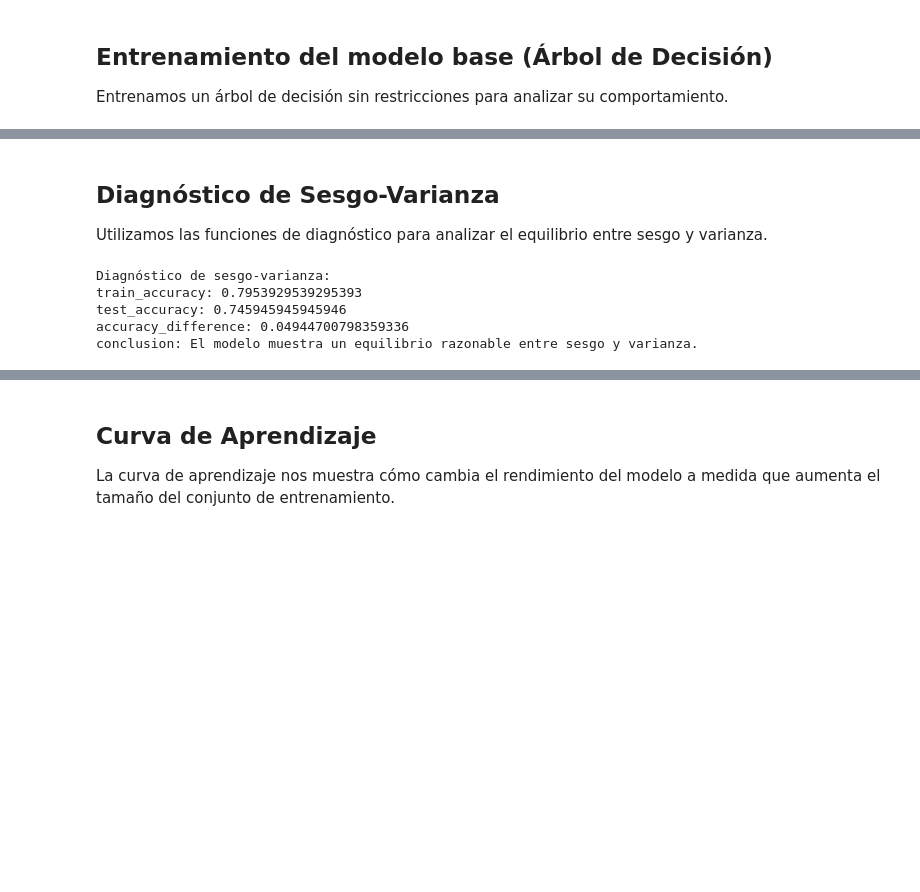
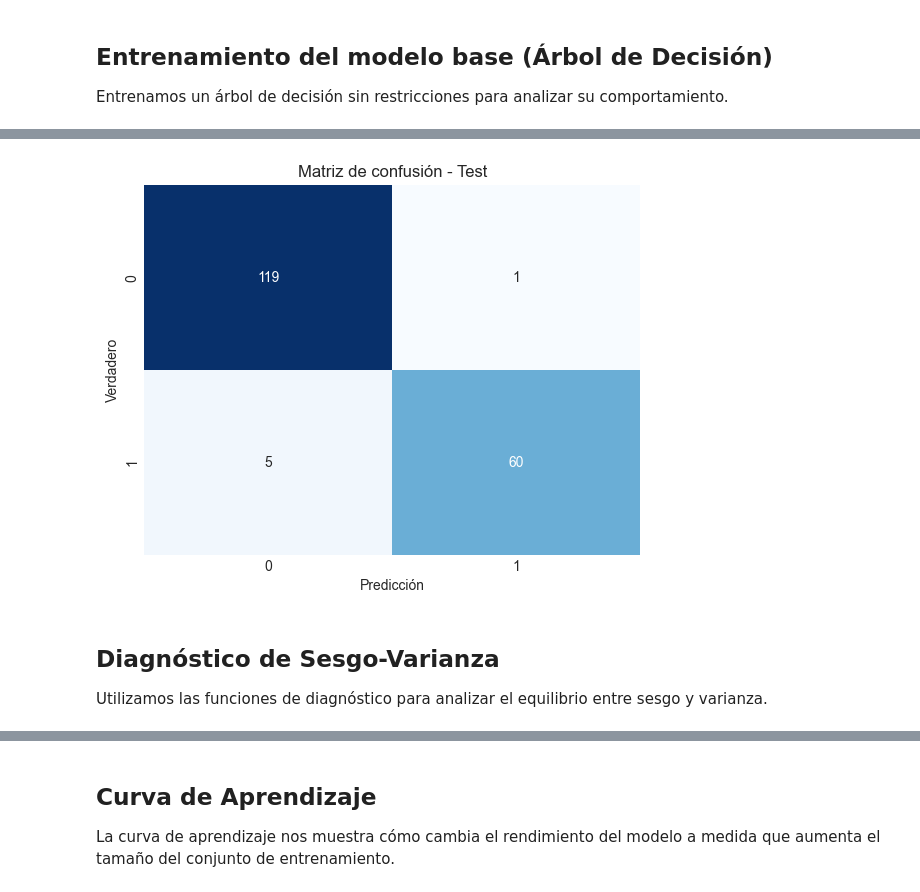
Before and after one commit to AlexLopez-ia/startups-ml, a Jupyter notebook: notebooks/04_bias_variance_analysis.ipynb, the cells around one changed output, grey strips where cells are left out. Drawn from its saved outputs; the diff is of its cells as text; code cells hidden in the pictures; blank space fills up the shorter version.

```diff
--- a/notebooks/04_bias_variance_analysis.ipynb
+++ b/notebooks/04_bias_variance_analysis.ipynb
@@ -69,0 +52,10 @@ Name: count, dtype: int64
+# %%
+#Eliminar columnas irrelevantes
+cols_eliminar = [
+    'Unnamed: 0', 'id', 'object_id', 'Unnamed: 6', 'state_code.1',
+    'zip_code', 'city', 'name', 'closed_at',
+    'founded_at', 'first_funding_at', 'last_funding_at', 'labels'
+]
+cols_a_quitar = [c for c in cols_eliminar if c in df.columns]
+df = df.drop(columns=cols_a_quitar)
+print(f"Columnas eliminadas: {cols_a_quitar}")
@@ -69,0 +64,8 @@ Name: count, dtype: int64
+# %%
+#  Separar features / target
+X = df.drop(columns=[TARGET_COLUMN], errors='ignore')
+y = df[TARGET_COLUMN]
+display(pd.DataFrame({
+    "Feature count": [X.shape[1]],
+    "Sample count": [X.shape[0]]
+}))
@@ -69,0 +75,15 @@ Name: count, dtype: int64
+# %%
+# División en train/test
+X_train, X_test, y_train, y_test = train_test_split(
+    X, y,
+    test_size=TEST_SIZE,
+    random_state=RANDOM_STATE,
+    stratify=y
+)
+
+# Formato bonito de salida
+print(f"Tamaño train: {X_train.shape}, test: {X_test.shape}")
+display(pd.DataFrame({
+    "Train": y_train.value_counts(),
+    "Test":  y_test.value_counts()
+}))
@@ -106,17 +140,14 @@ weighted avg       0.74      0.75      0.74       185
+# %%
+# Matriz de confusión
+cm = confusion_matrix(y_test, y_test_pred)
+ax = sns.heatmap(cm, annot=True, fmt="d", cmap="Blues", cbar=False)
+ax.set_xlabel("Predicción")
+ax.set_ylabel("Verdadero")
+ax.set_title("Matriz de confusión - Test")
+plt.show()
+# %% [output]
+[figure, added]
 # %% [markdown]
 ## Diagnóstico de Sesgo-Varianza
 
 Utilizamos las funciones de diagnóstico para analizar el equilibrio entre sesgo y varianza.
-# %%
-# Diagnóstico completo
-diagnosis = diagnose_bias_variance(dt_classifier, X_train, y_train, X_test, y_test)
-
-print("Diagnóstico de sesgo-varianza:")
-for key, value in diagnosis.items():
-    print(f"{key}: {value}")
-# %% [output]
-Diagnóstico de sesgo-varianza:
-train_accuracy: 0.7953929539295393
-test_accuracy: 0.745945945945946
-accuracy_difference: 0.04944700798359336
-conclusion: El modelo muestra un equilibrio razonable entre sesgo y varianza.
```
Also changed, not shown: parts of 11 cells of this notebook, 3 other files.
